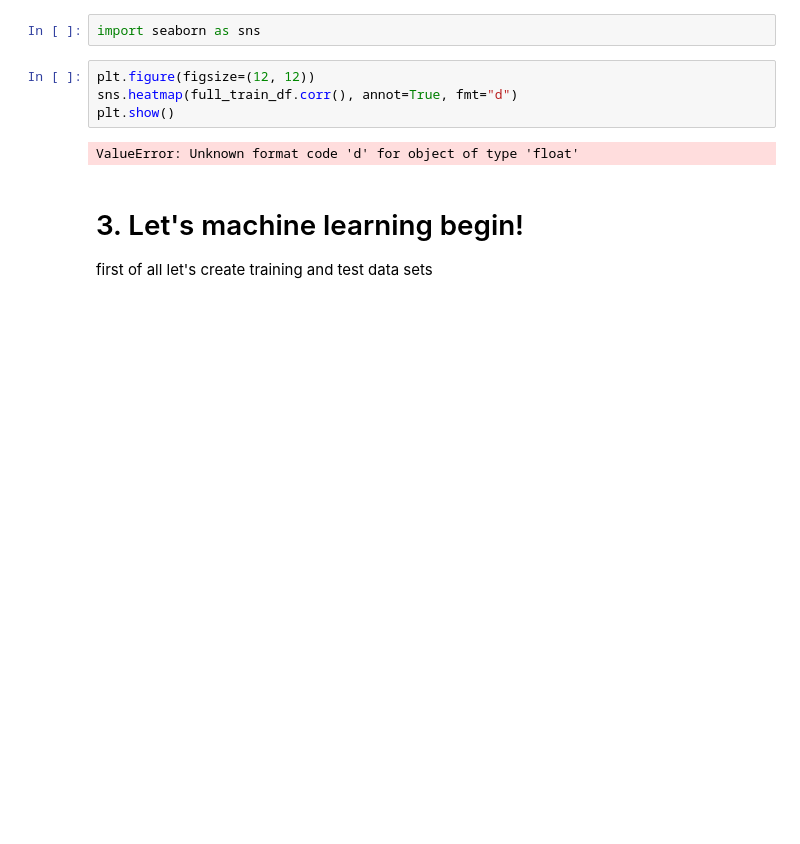
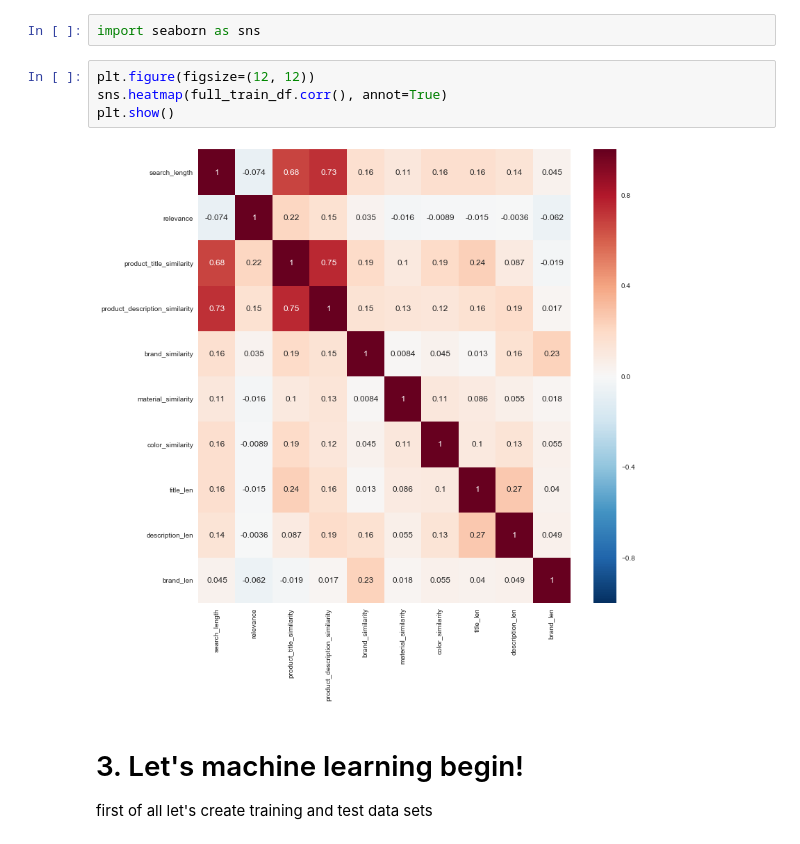
Before and after one commit to dmreshet/data_science_learning_path_final, a Jupyter notebook: final-project.ipynb, the cells around one changed output. Drawn from its saved outputs; the diff is of its cells as text; blank space fills up the shorter version.

```diff
--- a/final-project.ipynb
+++ b/final-project.ipynb
@@ -592,10 +592,10 @@ plt.show()
 import seaborn as sns
 # %%
 plt.figure(figsize=(12, 12))
-sns.heatmap(full_train_df.corr(), annot=True, fmt="d")
+sns.heatmap(full_train_df.corr(), annot=True)
 plt.show()
 # %% [output]
-ValueError: Unknown format code 'd' for object of type 'float'
+[figure, added]
 # %% [markdown]
 # 3. Let's machine learning begin!
 first of all let's create training and test data sets
```
